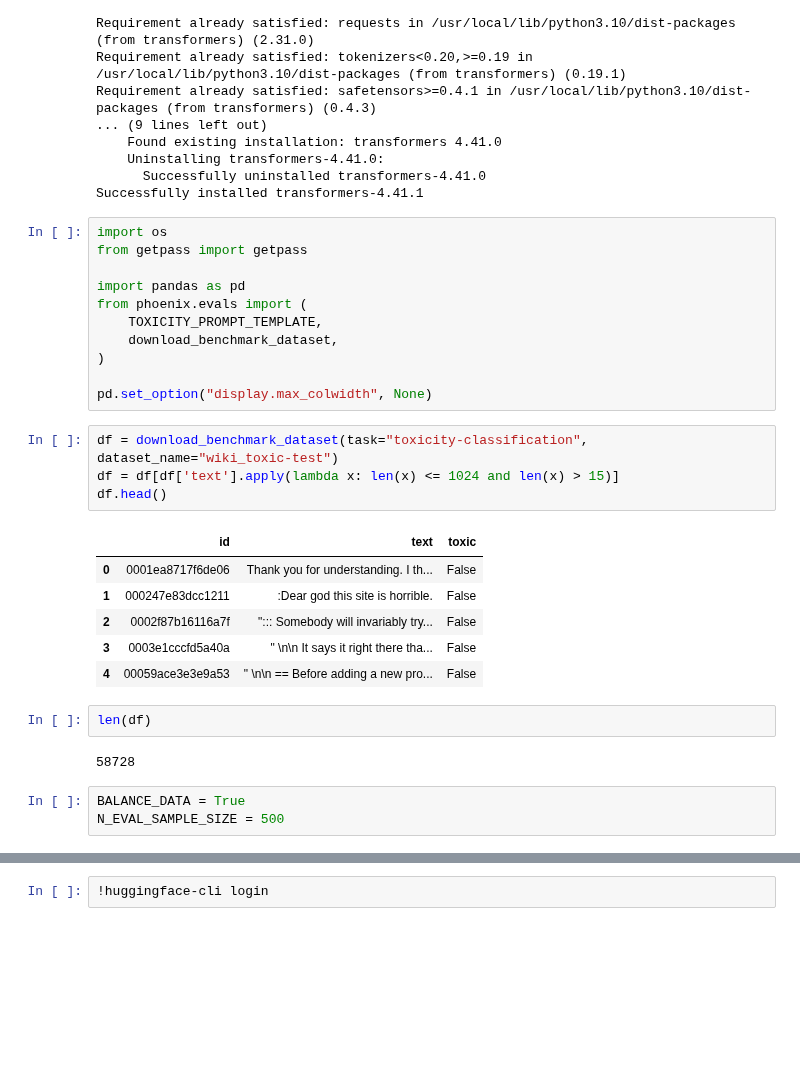
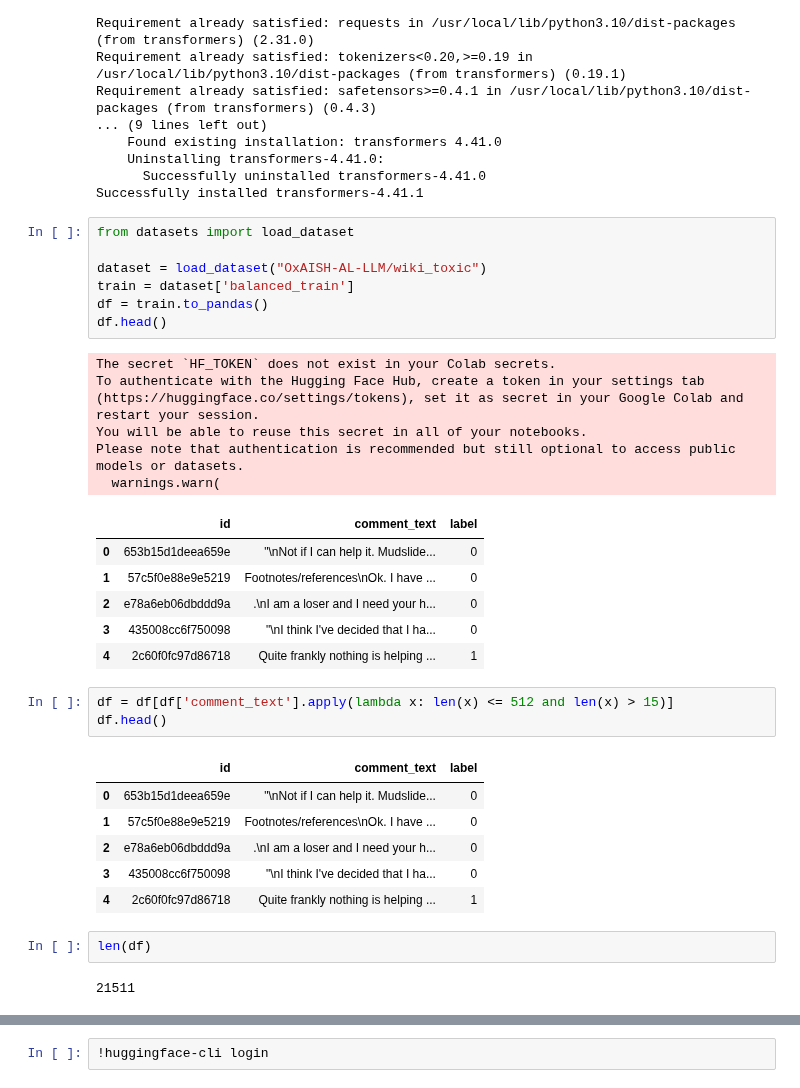
Before and after one commit to jlonge4/gen_ai_utils, a Jupyter notebook: Phi3_toxicity.ipynb, the cells around one changed output, grey strips where cells are left out. Drawn from its saved outputs; the diff is of its cells as text; blank space fills up the shorter version.

```diff
--- a/Phi3_toxicity.ipynb
+++ b/Phi3_toxicity.ipynb
@@ -42,32 +42,36 @@ Requirement already satisfied: safetensors>=0.4.1 in /usr/local/lib/python3.10/d
     Uninstalling transformers-4.41.0:
       Successfully uninstalled transformers-4.41.0
 Successfully installed transformers-4.41.1
-# %%
-import os
-from getpass import getpass
-
-import pandas as pd
-from phoenix.evals import (
-    TOXICITY_PROMPT_TEMPLATE,
-    download_benchmark_dataset,
-)
-
-pd.set_option("display.max_colwidth", None)
+# %%
+from datasets import load_dataset
+
+dataset = load_dataset("OxAISH-AL-LLM/wiki_toxic")
+train = dataset['balanced_train']
+df = train.to_pandas()
+df.head()
+# %% [output]
+The secret `HF_TOKEN` does not exist in your Colab secrets.
+To authenticate with the Hugging Face Hub, create a token in your settings tab (https://huggingface.co/settings/tokens), set it as secret in your Google Colab and restart your session.
+You will be able to reuse this secret in all of your notebooks.
+Please note that authentication is recommended but still optional to access public models or datasets.
+  warnings.warn(
+|  | id | comment_text | label |
+| 0 | 653b15d1deea659e | "\nNot if I can help it. Mudslide... | 0 |
+| 1 | 57c5f0e88e9e5219 | Footnotes/references\nOk. I have ... | 0 |
+| 2 | e78a6eb06dbddd9a | .\nI am a loser and I need your h... | 0 |
+| 3 | 435008cc6f750098 | "\nI think I've decided that I ha... | 0 |
+| 4 | 2c60f0fc97d86718 | Quite frankly nothing is helping ... | 1 |
 # %%
-df = download_benchmark_dataset(task="toxicity-classification", dataset_name="wiki_toxic-test")
-df = df[df['text'].apply(lambda x: len(x) <= 1024 and len(x) > 15)]
+df = df[df['comment_text'].apply(lambda x: len(x) <= 512 and len(x) > 15)]
 df.head()
 # %% [output]
-|  | id | text | toxic |
-| 0 | 0001ea8717f6de06 | Thank you for understanding. I th... | False |
-| 1 | 000247e83dcc1211 | :Dear god this site is horrible. | False |
-| 2 | 0002f87b16116a7f | "::: Somebody will invariably try... | False |
-| 3 | 0003e1cccfd5a40a | " \n\n It says it right there tha... | False |
-| 4 | 00059ace3e3e9a53 | " \n\n == Before adding a new pro... | False |
+|  | id | comment_text | label |
+| 0 | 653b15d1deea659e | "\nNot if I can help it. Mudslide... | 0 |
+| 1 | 57c5f0e88e9e5219 | Footnotes/references\nOk. I have ... | 0 |
+| 2 | e78a6eb06dbddd9a | .\nI am a loser and I need your h... | 0 |
+| 3 | 435008cc6f750098 | "\nI think I've decided that I ha... | 0 |
+| 4 | 2c60f0fc97d86718 | Quite frankly nothing is helping ... | 1 |
 # %%
 len(df)
 # %% [output]
-58728
+21511
-# %%
-BALANCE_DATA = True
-N_EVAL_SAMPLE_SIZE = 500
```
Also changed, not shown: parts of 41 cells of this notebook.
